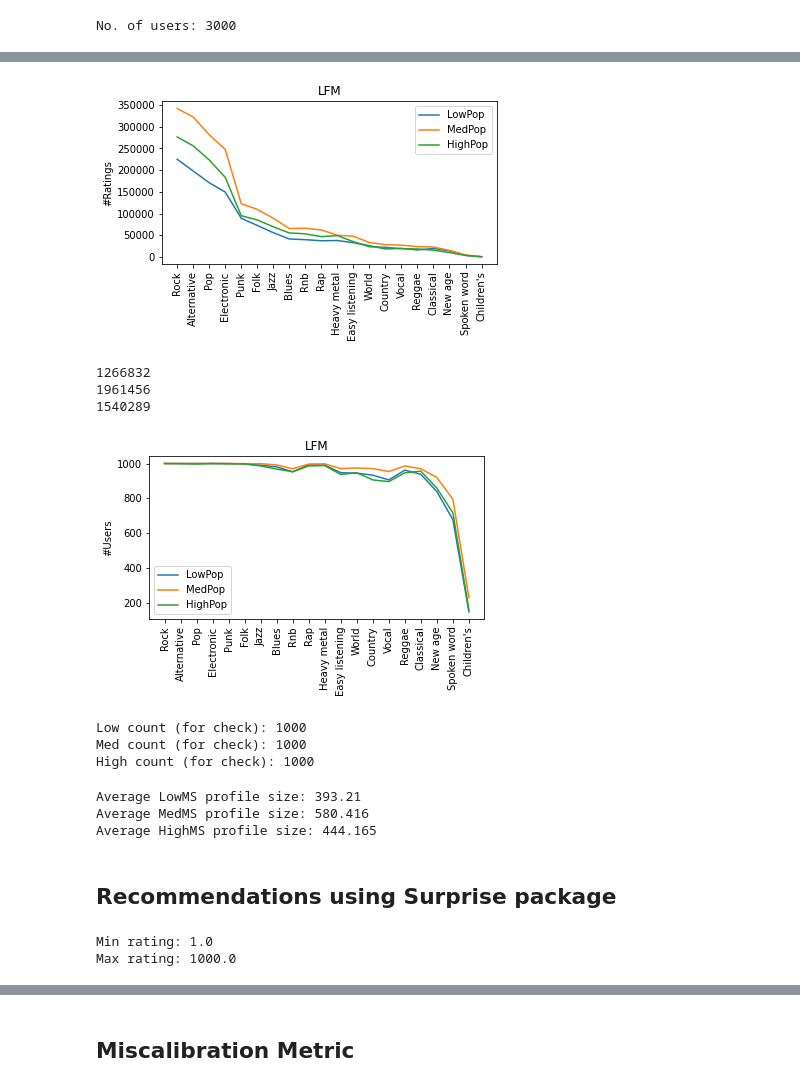
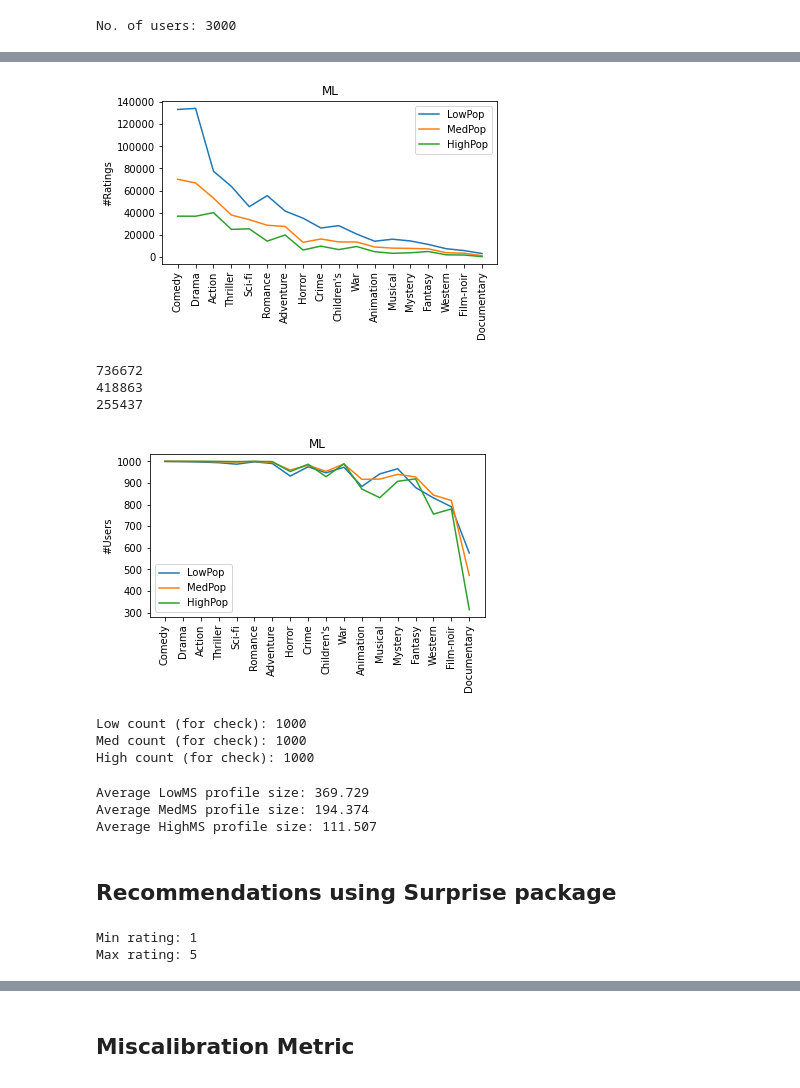
Before and after one commit to domkowald/recsys_inconsistency, a Jupyter notebook: ECIR23.ipynb, the cells around one changed output, grey strips where cells are left out. Drawn from its saved outputs; the diff is of its cells as text; code cells hidden in the pictures.

```diff
--- a/ECIR23.ipynb
+++ b/ECIR23.ipynb
@@ -22,7 +22,7 @@ from surprise import CoClustering
 from surprise.model_selection import train_test_split, KFold
 # %%
 # constants and initialization
-dataset = 'lfm' # ml, anime
+dataset = 'ml' # folder of dataset: anime, ml, lfm
 item_threshold = 1 # 1 means no filtering
 my_seed = 0
 rd.seed(my_seed)
@@ -195,10 +189,9 @@ if dataset == 'anime':
     df_item_pop_cats = df_item_pop_cats.drop(range(21, 28)).reset_index(drop=True)
     df_item_pop_cats = df_item_pop_cats.drop(range(7, 8)).reset_index(drop=True)
 df_item_pop_cats.plot.line(y=groups, x='name', figsize=(6, 3), legend=True)
-#df_item_pop_cats.plot.line(y='Total', x='name', figsize=(6, 3), legend=True)
 labels = [label.capitalize() for label in list(df_item_pop_cats['name'])]
 
-plt.title({'anime':'MAL', 'book':'BookCrossing', 'movie':'ML', 'music':'LFM', 'yahoo':'Yahoo! Movies'}[dataset])
+plt.title({'anime':'MAL', 'ml':'ML', 'lfm':'LFM'}[dataset])
 plt.xticks(ticks=range(len(labels)), labels=labels, rotation=90)
 plt.ylabel("#Ratings")
 plt.xlabel("")
@@ -208,10 +201,10 @@ plt.show()
 for i in range(len(groups)):
     print(df_item_pop_cats[groups[i]].sum())
 # %% [output]
-[figure, old version]
+[figure, new version]
-1266832
-1961456
-1540289
+736672
+418863
+255437
 # %%
 # Get dataset
 df_item_pop = df_events_cats.copy()
@@ -228,38 +221,35 @@ groups = ['LowPop', 'MedPop', 'HighPop']
 sum_col = 'Sum'
 df_item_pop_cats[sum_col] = 0
 for i in range(len(groups)):
     df_item_pop_group = df_item_pop.loc[df_item_pop['user'].isin([low_users, medium_users, high_users][i].index)]
     df_item_pop_group = df_item_pop_group.drop_duplicates(subset=['user', 'cats'])
-    #df_item_pop_cats[sum_col] += df_item_pop_group.groupby('cats').count().reset_index()['user']
     df_item_pop_cats[groups[i]] = df_item_pop_group.groupby('cats').count().reset_index()['user']
 
 # Make sure column types are the same (needed for merge)
 df_item_pop_cats['cats'] = df_item_pop_cats['cats'].astype(int)
 df_cats['cats'] = df_cats['cats'].astype(int)
 # Merge to get category names (str)
 df_item_pop_cats = df_item_pop_cats.merge(df_cats, on='cats')
 # Set cats column as index
 df_item_pop_cats.set_index('cats', inplace=True)
 
 df_item_pop_cats = df_item_pop_cats.sort_values('Total',ignore_index=True, ascending=False)
-#df_item_pop_cats = df_item_pop_cats.sort_values(sum_col,ignore_index=True, ascending=False)
 
 if dataset == 'anime':
     df_item_pop_cats = df_item_pop_cats.drop(range(20, 36)).reset_index(drop=True)
     df_item_pop_cats = df_item_pop_cats.drop(range(21, 28)).reset_index(drop=True)
     df_item_pop_cats = df_item_pop_cats.drop(range(7, 8)).reset_index(drop=True)
 df_item_pop_cats.plot.line(y=groups, x='name', figsize=(6, 3), legend=True)
-#df_item_pop_cats.plot.line(y=sum_col, x='name', figsize=(6, 3), legend=False)
 labels = [label.capitalize() for label in list(df_item_pop_cats['name'])]
 
-plt.title({'anime':'MAL', 'book':'BookCrossing', 'movie':'ML', 'music':'LFM', 'yahoo':'Yahoo! Movies'}[dataset])
+plt.title({'anime':'MAL', 'ml':'ML', 'lfm':'LFM'}[dataset])
 plt.xticks(ticks=range(len(labels)), labels=labels, rotation=90)
 plt.ylabel("#Users")
 plt.xlabel("")
 plt.savefig(dataset+'/'+dataset+'_user_genres.pdf', dpi=300, bbox_inches='tight')
 plt.show()
 # %% [output]
-[figure, old version]
+[figure, new version]
 # %%
 # get pop fractions
 pop_count = [] # number of top items per user
@@ -320,9 +310,9 @@ print('Average LowMS profile size: ' + str(low_profile_size))
 print('Average MedMS profile size: ' + str(medium_profile_size))
 print('Average HighMS profile size: ' + str(high_profile_size))
 # %% [output]
-Average LowMS profile size: 393.21
-Average MedMS profile size: 580.416
-Average HighMS profile size: 444.165
+Average LowMS profile size: 369.729
+Average MedMS profile size: 194.374
+Average HighMS profile size: 111.507
 # %% [markdown]
 ## Recommendations using Surprise package
 # %%
@@ -330,8 +320,8 @@ Average HighMS profile size: 444.165
 print('Min rating: ' + str(df_events_cats['preference'].min()))
 print('Max rating: ' + str(df_events_cats['preference'].max()))
 # %% [output]
-Min rating: 1.0
-Max rating: 1000.0
+Min rating: 1
+Max rating: 5
 # %%
 reader = Reader(rating_scale=(df_events_cats['preference'].min(), df_events_cats['preference'].max()))
 # %%
```
Also changed, not shown: parts of 24 cells of this notebook.
